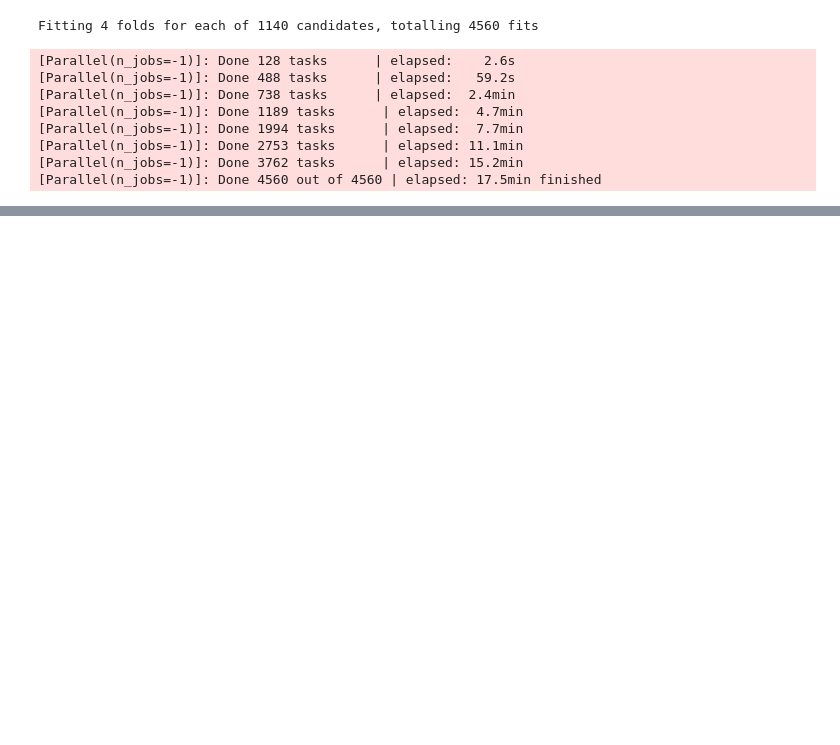
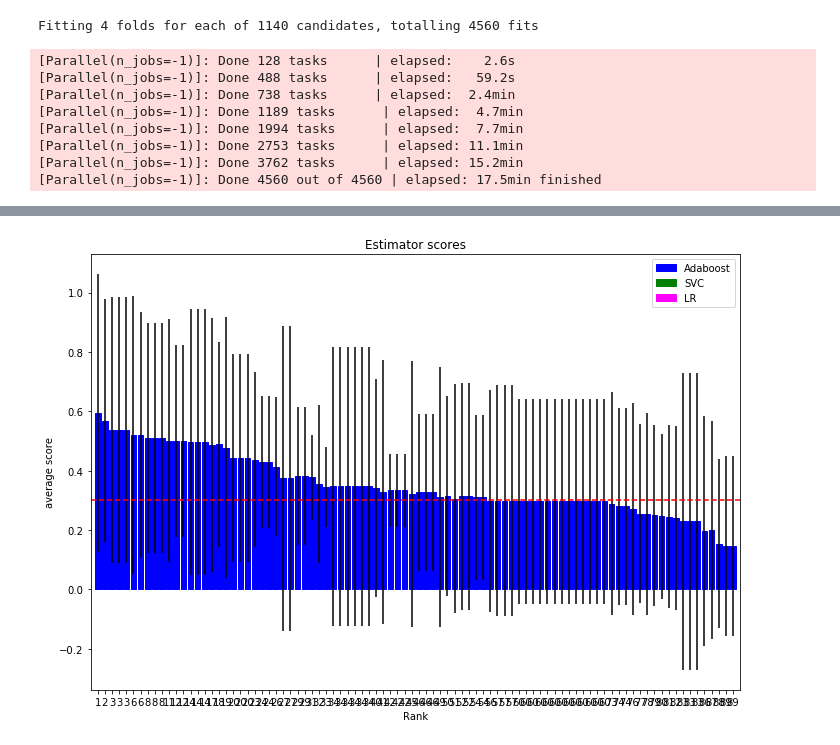
Before and after one commit to trnoriega/enron-data-classifier, a Jupyter notebook: parameter_optimization.ipynb, the cells around one changed output, grey strips where cells are left out. Drawn from its saved outputs; the diff is of its cells as text; code cells hidden in the pictures; blank space fills up the shorter version.

```diff
--- a/parameter_optimization.ipynb
+++ b/parameter_optimization.ipynb
@@ -436,0 +432,5 @@ params_to_test = large_grid.cv_results_['params'][1336]
+# %%
+best = result_params[top_t_cv_idxs[0]]['estimator']
+best.fit(train_features, train_labels)
+pred = best.predict(test_features)
+print classification_report(pred, test_labels)
@@ -439,0 +449,19 @@ with open('testing_params.pickle', 'wb') as f:
+# %%
+DTC = DecisionTreeClassifier(class_weight='balanced',
+                             random_state=42)
+ABC = AdaBoostClassifier(base_estimator=DTC,
+                         n_estimators=25,
+                         random_state=42)
+fine_params = {'base_estimator__max_depth': [None, 1, 2, 3, 4, 5],
+               'base_estimator__min_samples_leaf': [1, 2, 3],
+               'learning_rate': [0.005, 0.01, 0.02, 0.04, 0.08]}
+# %%
+from sklearn.model_selection import GridSearchCV
+
+fine_grid = GridSearchCV(ABC,
+                         param_grid=fine_params,
+                         cv=4,
+                         verbose=1,
+                         n_jobs=-1,
+                         scoring='f1')
+fine_grid.fit(train_features, train_labels)
@@ -439,0 +486,6 @@ with open('testing_params.pickle', 'wb') as f:
+# %%
+fine_class_types = [(AdaBoostClassifier, 'AdaBoost')]
+fine_top_scores = find_top_scores(fine_grid, fine_class_types, cutoff=360)
+plot_scores(fine_top_scores)
+# %% [output]
+[figure, added]
```
Also changed, not shown: parts of 19 cells of this notebook.
